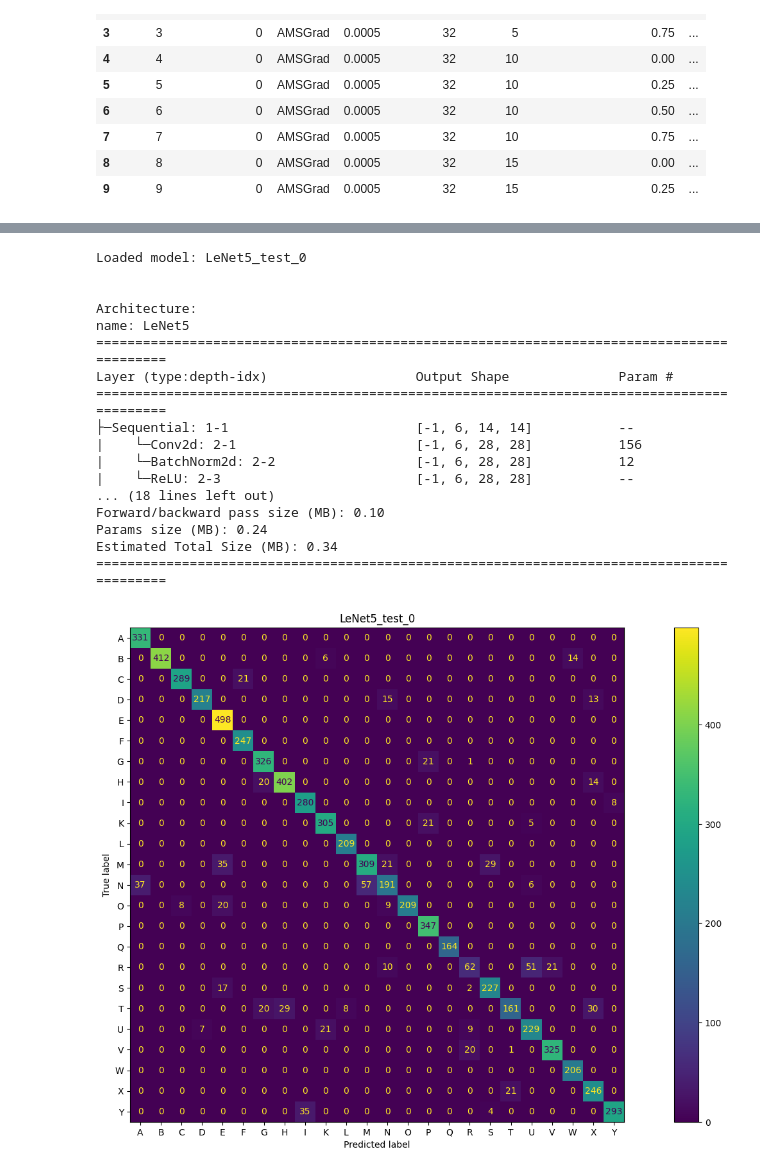
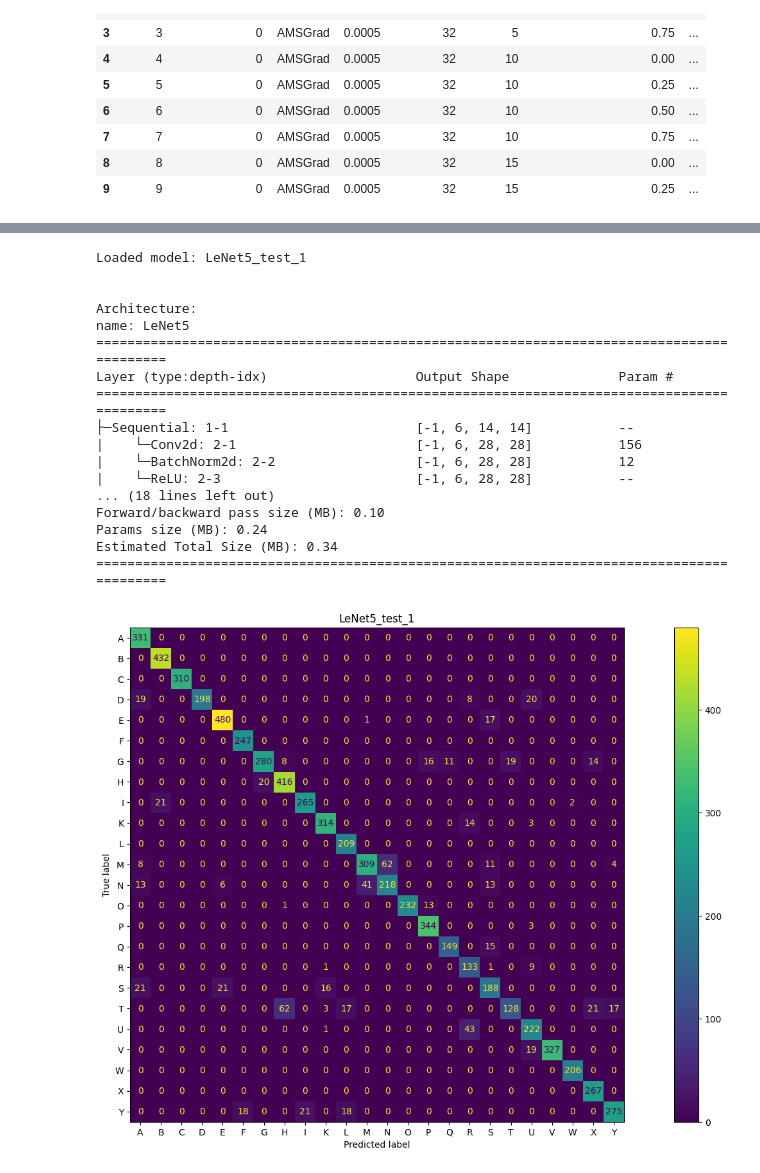
Before and after one commit to Lotto98/Sign-Language-MNIST, a Jupyter notebook: src/LeNet5.ipynb, the cells around one changed output, grey strips where cells are left out. Cells and saved outputs as stored; diff of their text form; code cells hidden in the pictures.

```diff
--- a/src/LeNet5.ipynb
+++ b/src/LeNet5.ipynb
@@ -54,4 +54,4 @@ all_results.sort_values(by=['test_accuracies'], ascending=False).head(10)
 # %%
-best_model = NeuralNetwork.load_NN(all_results.iloc[473], classifiers_dict, torch.device("cuda"), (32,32))
+best_model = NeuralNetwork.load_NN(all_results.iloc[384], classifiers_dict, torch.device("cuda"), (32,32))
 best_model.plot_confusion_matrix()
 # %% [output]
@@ -73,24 +90,24 @@ all_results.sort_values(by=['test_accuracies'], ascending=True).head(10)
 # %%
-NeuralNetwork.load_NN(all_results.iloc[0], classifiers_dict, torch.device("cuda"), (32,32)).plot_confusion_matrix()
+NeuralNetwork.load_NN(all_results.iloc[1], classifiers_dict, torch.device("cuda"), (32,32)).plot_confusion_matrix()
 # %% [output]
-Loaded model: LeNet5_test_0
+Loaded model: LeNet5_test_1
 
 
 Architecture:
 name: LeNet5
 ==========================================================================================
 Layer (type:depth-idx)                   Output Shape              Param #
 ==========================================================================================
 ├─Sequential: 1-1                        [-1, 6, 14, 14]           --
 |    └─Conv2d: 2-1                       [-1, 6, 28, 28]           156
 |    └─BatchNorm2d: 2-2                  [-1, 6, 28, 28]           12
 |    └─ReLU: 2-3                         [-1, 6, 28, 28]           --
 ... (18 lines left out)
 Forward/backward pass size (MB): 0.10
 Params size (MB): 0.24
 Estimated Total Size (MB): 0.34
 ==========================================================================================
-[figure, old version]
+[figure, new version]
 # %%
 image, response = sample_image(index = 10)
 best_model.predict(image)
```
Also changed, not shown: parts of 5 cells of this notebook, 1 other file.
